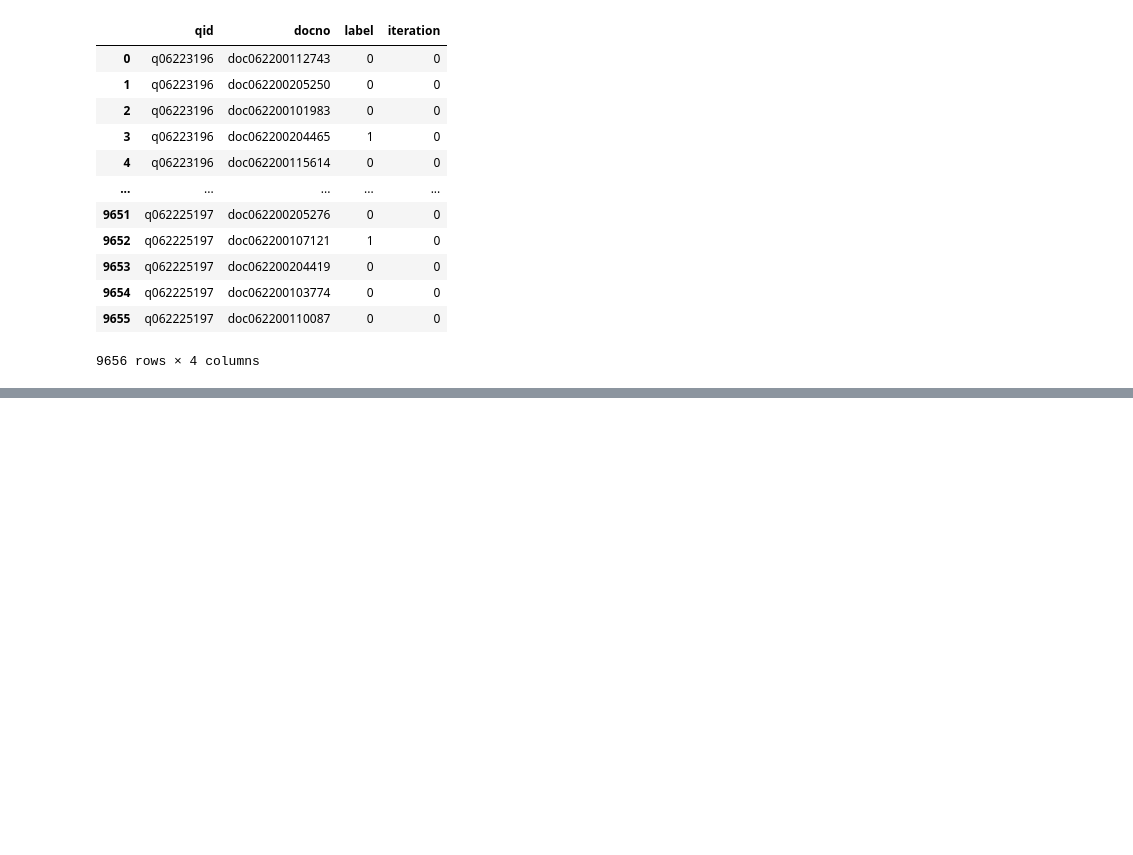
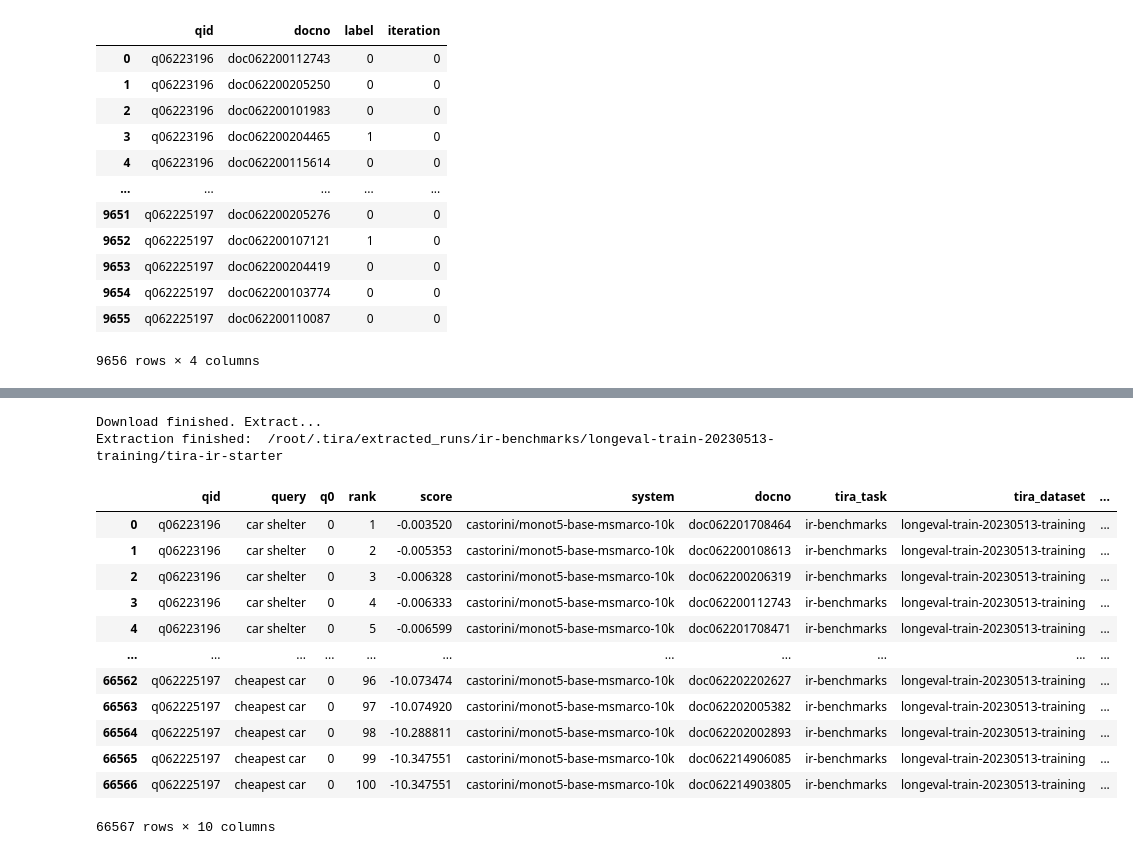
Before and after one commit to tira-io/teaching-ir-with-shared-tasks, a Jupyter notebook: tutorials/tutorial-corpus-graph.ipynb, the cells around one changed output, grey strips where cells are left out. Drawn from its saved outputs; the diff is of its cells as text; code cells hidden in the pictures; blank space fills up the shorter version.

```diff
--- a/tutorials/tutorial-corpus-graph.ipynb
+++ b/tutorials/tutorial-corpus-graph.ipynb
@@ -165,0 +238,22 @@ Error:
+# %%
+#Usually, you apply it to some tranformer-based model...
+monot5 = tira.pt.from_submission("ir-benchmarks/tira-ir-starter/MonoT5 Base (tira-ir-starter-gygaggle)", "longeval-train-20230513-training")
+# %% [output]
+Download finished. Extract...
+Extraction finished:  /root/.tira/extracted_runs/ir-benchmarks/longeval-train-20230513-training/tira-ir-starter
+# %%
+monot5(dataset.get_topics('title'))
+# %% [output]
+|  | qid | query | q0 | rank | score | system | docno | tira_task | tira_dataset | ... |
+| 0 | q06223196 | car shelter | 0 | 1 | -0.003520 | castorini/monot5-base-msmarco-10k | doc062201708464 | ir-benchmarks | longeval-train-20230513-training | ... |
+| 1 | q06223196 | car shelter | 0 | 2 | -0.005353 | castorini/monot5-base-msmarco-10k | doc062200108613 | ir-benchmarks | longeval-train-20230513-training | ... |
+| 2 | q06223196 | car shelter | 0 | 3 | -0.006328 | castorini/monot5-base-msmarco-10k | doc062200206319 | ir-benchmarks | longeval-train-20230513-training | ... |
+| 3 | q06223196 | car shelter | 0 | 4 | -0.006333 | castorini/monot5-base-msmarco-10k | doc062200112743 | ir-benchmarks | longeval-train-20230513-training | ... |
+| 4 | q06223196 | car shelter | 0 | 5 | -0.006599 | castorini/monot5-base-msmarco-10k | doc062201708471 | ir-benchmarks | longeval-train-20230513-training | ... |
+| ... | ... | ... | ... | ... | ... | ... | ... | ... | ... | ... |
+| 66562 | q062225197 | cheapest car | 0 | 96 | -10.073474 | castorini/monot5-base-msmarco-10k | doc062202202627 | ir-benchmarks | longeval-train-20230513-training | ... |
+| 66563 | q062225197 | cheapest car | 0 | 97 | -10.074920 | castorini/monot5-base-msmarco-10k | doc062202005382 | ir-benchmarks | longeval-train-20230513-training | ... |
+| 66564 | q062225197 | cheapest car | 0 | 98 | -10.288811 | castorini/monot5-base-msmarco-10k | doc062202002893 | ir-benchmarks | longeval-train-20230513-training | ... |
+| 66565 | q062225197 | cheapest car | 0 | 99 | -10.347551 | castorini/monot5-base-msmarco-10k | doc062214906085 | ir-benchmarks | longeval-train-20230513-training | ... |
+| 66566 | q062225197 | cheapest car | 0 | 100 | -10.347551 | castorini/monot5-base-msmarco-10k | doc062214903805 | ir-benchmarks | longeval-train-20230513-training | ... |
+66567 rows × 10 columns
```
Also changed, not shown: parts of 9 cells of this notebook, 1 other file.
